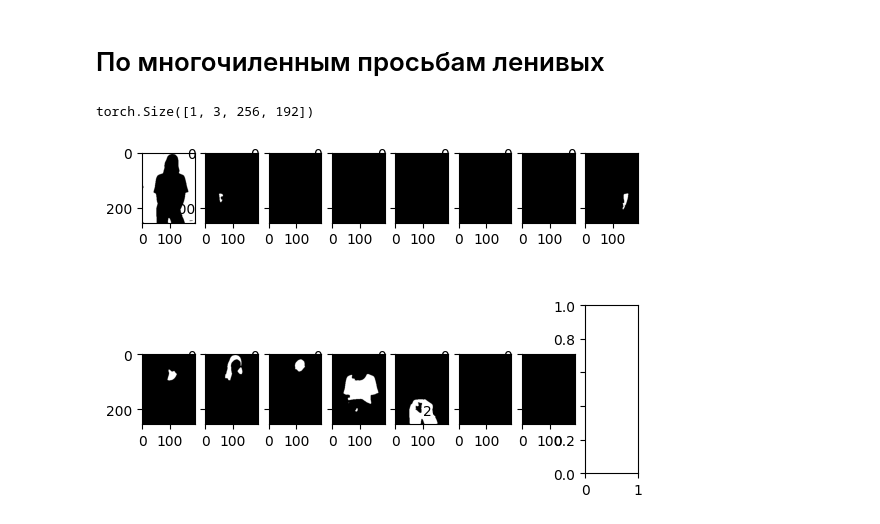
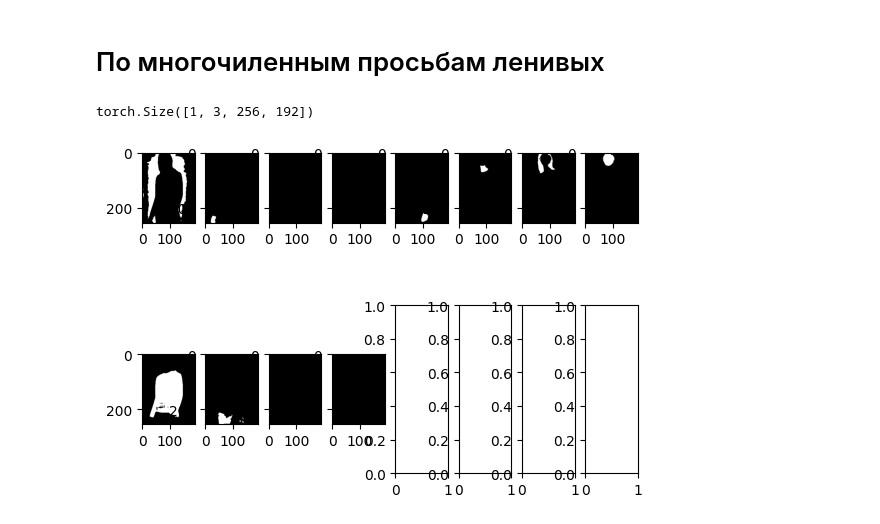
Before and after one commit to EgorProkopov/SMBackEnd, a Jupyter notebook: LookGenerator/networks_training/checking_model.ipynb, the cells around one changed output. Saved outputs shown, nothing was run; the diff lists cells and outputs as text; code cells hidden in the pictures.

```diff
--- a/LookGenerator/networks_training/checking_model.ipynb
+++ b/LookGenerator/networks_training/checking_model.ipynb
@@ -11,7 +11,7 @@ from LookGenerator.networks.segmentation import UNet, train_unet
 from LookGenerator.networks.utils import load_model
 import LookGenerator.datasets.transforms as custom_transforms
 # %%
-model = UNet(in_channels=3, out_channels = 15, features=(64, 128, 256, 512, 1024))
+model = UNet(in_channels=3, out_channels = 12)
 transform_input = transforms.Compose([
     transforms.Resize((256, 192)),
     transforms.Normalize(
@@ -29,44 +29,44 @@ transform_output = transforms.Compose([
 topil = transforms.ToPILImage()
 totensor = transforms.ToTensor()
 # %%
-image = Image.open(r"C:\Users\DenisovDmitrii\Desktop\valData\image\00017_00.jpg")
+image = Image.open(r"C:\Users\DenisovDmitrii\Desktop\valData\image\00008_00.jpg")
 img_model = transforms.ToTensor()(image)
 img_model = img_model.unsqueeze(0)
 img_model = transform_input(img_model)
 # %%
-url = r'C:\Users\DenisovDmitrii\OneDrive - ITMO UNIVERSITY\peopleDetector\segmentationMulty\weights\testMulty_64_128_256_512_1024'
+url = r'C:\Users\DenisovDmitrii\OneDrive - ITMO UNIVERSITY\peopleDetector\segmentationMulty\weights\testMulty_out_12'
 list_files = os.listdir(url)
 print(img_model.shape)
-for file in list_files[29:]:
+for file in list_files[9:]:
     model = load_model(model,
                        url + "\\" + file)
     model.eval()
     modelled = model(img_model)
     modelled = transform_output(modelled)
     modelled = modelled.squeeze(0)
 
     # plotting
 
     fig, axes = plt.subplots(2, 8)
 
     for i in range(0, 8):
         mask = modelled[i]
         mask = topil(mask)
         mask = np.array(mask)
 
         axes[0,i].imshow(mask, cmap='gray')
 
-    for i in range(8, 15):
+    for i in range(8, 12):
         mask = modelled[i]
         mask = topil(mask)
         mask = np.array(mask)
 
         axes[1, i % 8].imshow(mask, cmap='gray')
 
 plt.show()
 # %% [output]
 torch.Size([1, 3, 256, 192])
-[figure, old version]
+[figure, new version]
 # %%
 list_files
 # %% [output]
```
Also changed, not shown: 3 other files.
